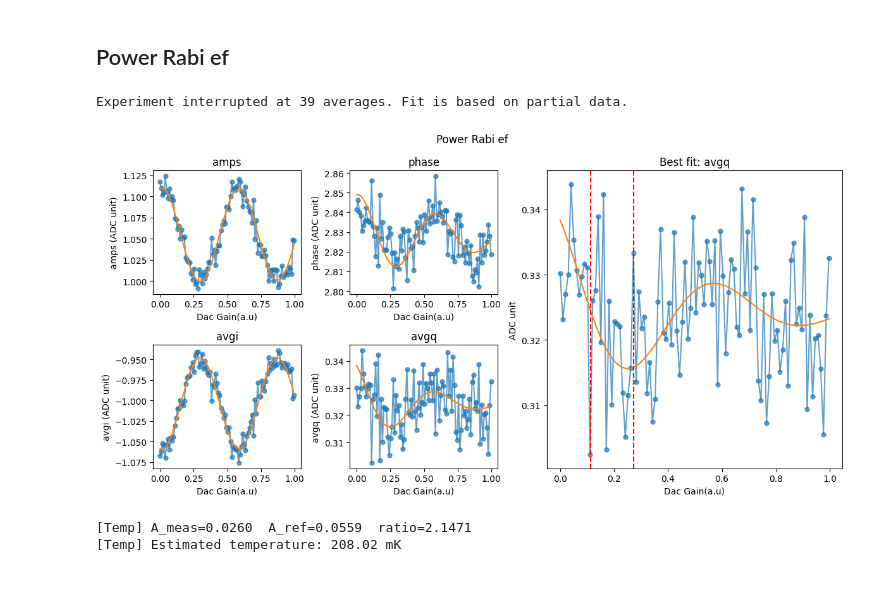
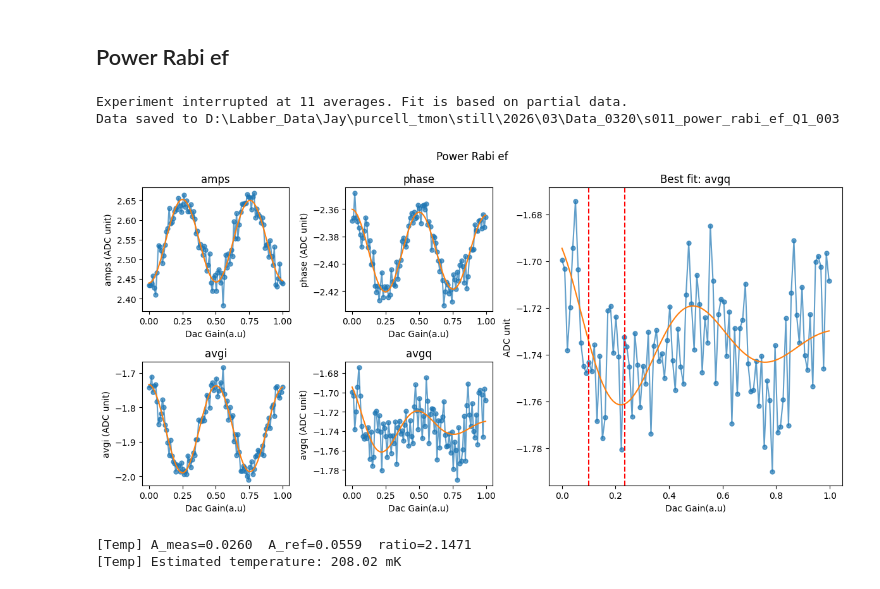
Before and after one commit to JayChien04717/SQC_soc, a Jupyter notebook: new_single_qb_cal.ipynb, the cells around one changed output. Cells and saved outputs as stored; diff of their text form; code cells hidden in the pictures.

```diff
--- a/new_single_qb_cal.ipynb
+++ b/new_single_qb_cal.ipynb
@@ -47,7 +47,7 @@ Firmware configuration (built Tue Sep 10 16:13:40 2024):
 from qick_workspace.tools.system_tool import ExperimentConfig
 from qick_workspace.tools.system_cfg import config_list
 
-qubit = "Q4"
+qubit = "Q1"
 config_all = ExperimentConfig(config_list)
 run_cfg = config_all.get_qubit(qubit)
 # %% [markdown]
@@ -114,7 +114,7 @@ STOP_FREQ = config_all.get_qubit(qubit)["res_freq_ge"] + 10  # [MHz]
 
 STEPS = 101
 
-config_all.update("res.res_gain_ge", 0.5, q_index=qubit)
+config_all.update("res.res_gain_ge", 0.4, q_index=qubit)
 run_cfg = config_all.get_qubit(qubit)
 
 run_cfg.update(
@@ -175,7 +175,7 @@ Data saved to D:\Labber_Data\Jay\purcell_tmon\2026\03\Data_0311\s002b_res_ge_pun
 # %%
 from qick_workspace.newscrip.s003_qubit_spec_ge import QubitSpec
 
-center = 3311
+center = 3620
 SPAN = 50
 START_FREQ = center - SPAN  # [MHz]
 STOP_FREQ = center + SPAN  # [MHz]
@@ -244,7 +244,7 @@ START_GAIN = 0.0  # [DAC units]
 STOP_GAIN = 1  # [DAC units]
 STEPS = 100
 
-config_all.update("qb.sigma_ge", 0.05, q_index=qubit)
+config_all.update("qb.sigma_ge", 0.03, q_index=qubit)
 config_all.update("qb.nqz_qb", 1, q_index=qubit)
 config_all.update("relax_delay", 50, q_index=qubit)
 run_cfg = config_all.get_qubit(qubit)
@@ -496,31 +496,32 @@ Data saved to D:\Labber_Data\Jay\purcell_tmon\still\2026\03\Data_0320\s010_qubit
 # %%
 from qick_workspace.newscrip.s011_power_rabi_ef import PowerRabi_ef
 
 START_GAIN = 0.0  # [DAC units]
 STOP_GAIN = 1  # [DAC units]
 STEPS = 100
 
-config_all.update("qb.sigma_ef", 0.05, q_index=qubit)
+config_all.update("qb.sigma_ef", 0.02, q_index=qubit)
 config_all.update("relax_delay", 50, q_index=qubit)
 run_cfg = config_all.get_qubit(qubit)
 
 run_cfg.update(
     [
         ("steps", STEPS),
         ("qb_gain_ef", QickSweep1D("gainloop", START_GAIN, STOP_GAIN)),
         ('ge_ref',True),
 
     ]
 )
 
 prabi_ef = PowerRabi_ef(soc, soccfg, run_cfg)
 pi_gain_ef, pi2_gain_ef = prabi_ef.run(500)
 config_all.update("qb.pi_gain_ef", pi_gain_ef, q_index=qubit)
 config_all.update("qb.pi2_gain_ef", pi2_gain_ef, q_index=qubit)
 prabi_ef.saveLabber(qubit, config_all=config_all)
 # %% [output]
-Experiment interrupted at 39 averages. Fit is based on partial data.
+Experiment interrupted at 11 averages. Fit is based on partial data.
+Data saved to D:\Labber_Data\Jay\purcell_tmon\still\2026\03\Data_0320\s011_power_rabi_ef_Q1_003
-[figure, old version]
+[figure, new version]
 # %%
 from qick_workspace.newscrip.s013_qubit_temp import QubitTemperatureEf
 START_GAIN = 0.0  # [DAC units]
```
Also changed, not shown: parts of 9 cells of this notebook, 3 other files.
